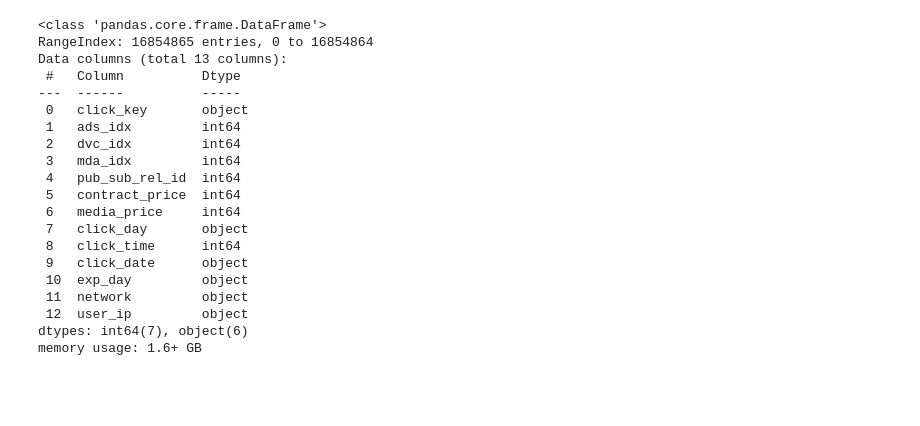
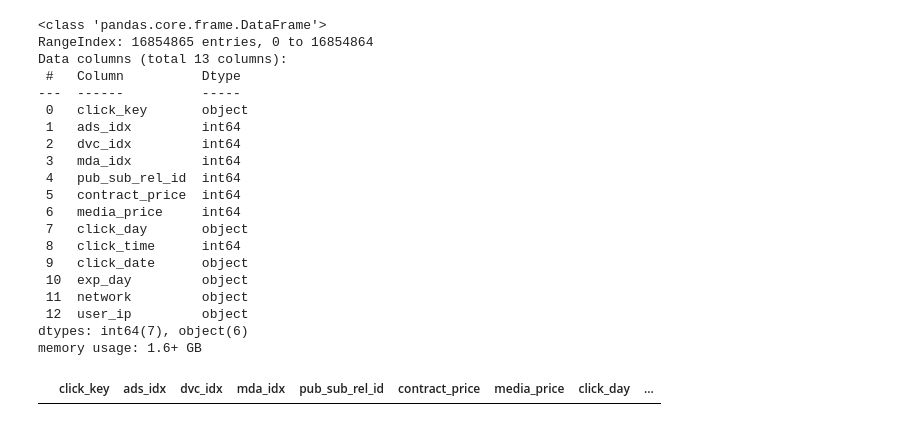
Before and after one commit to sese7414/reward_ads_project, a Jupyter notebook: Jiwon/prep.ipynb, the cells around one changed output. Saved outputs shown, nothing was run; the diff lists cells and outputs as text; code cells hidden in the pictures; blank space fills up the shorter version.

```diff
--- a/Jiwon/prep.ipynb
+++ b/Jiwon/prep.ipynb
@@ -485,3 +483,7 @@ Data columns (total 13 columns):
  12  user_ip         object
 dtypes: int64(7), object(6)
 memory usage: 1.6+ GB
+# %%
+participate[participate['ads_idx']==321237]
+# %% [output]
+|  | click_key | ads_idx | dvc_idx | mda_idx | pub_sub_rel_id | contract_price | media_price | click_day | ... |
```
Also changed, not shown: parts of 3 cells of this notebook, 1 other file.
